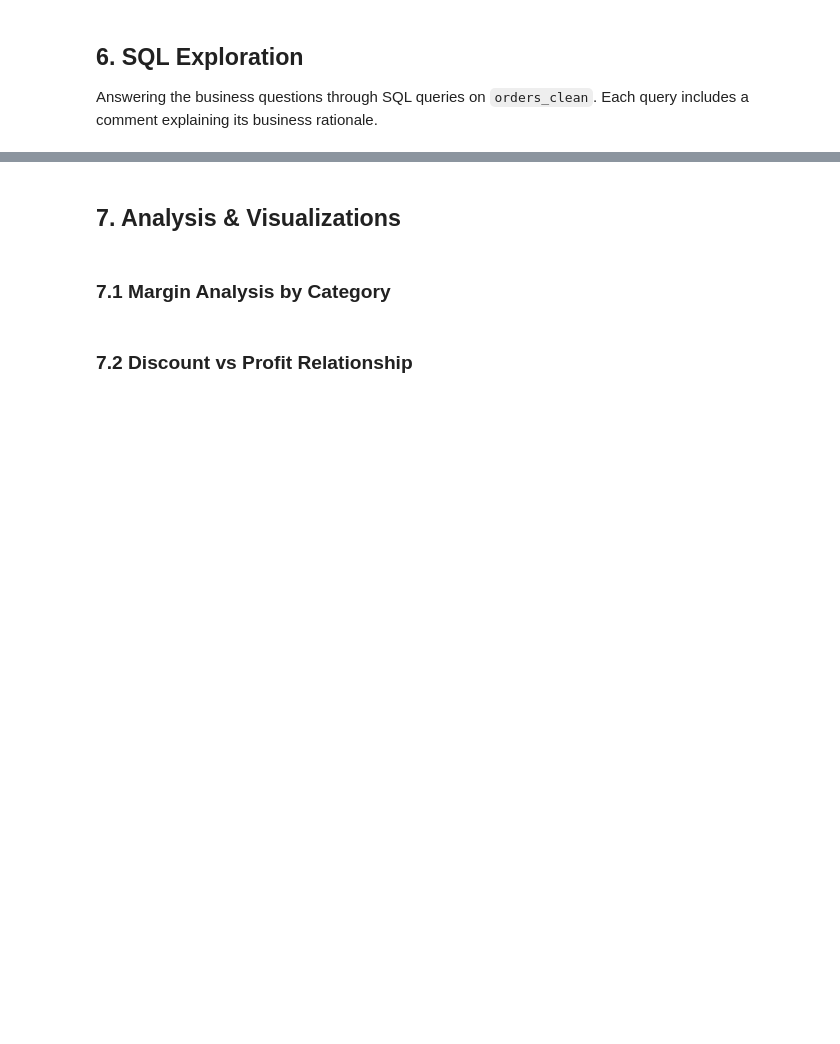
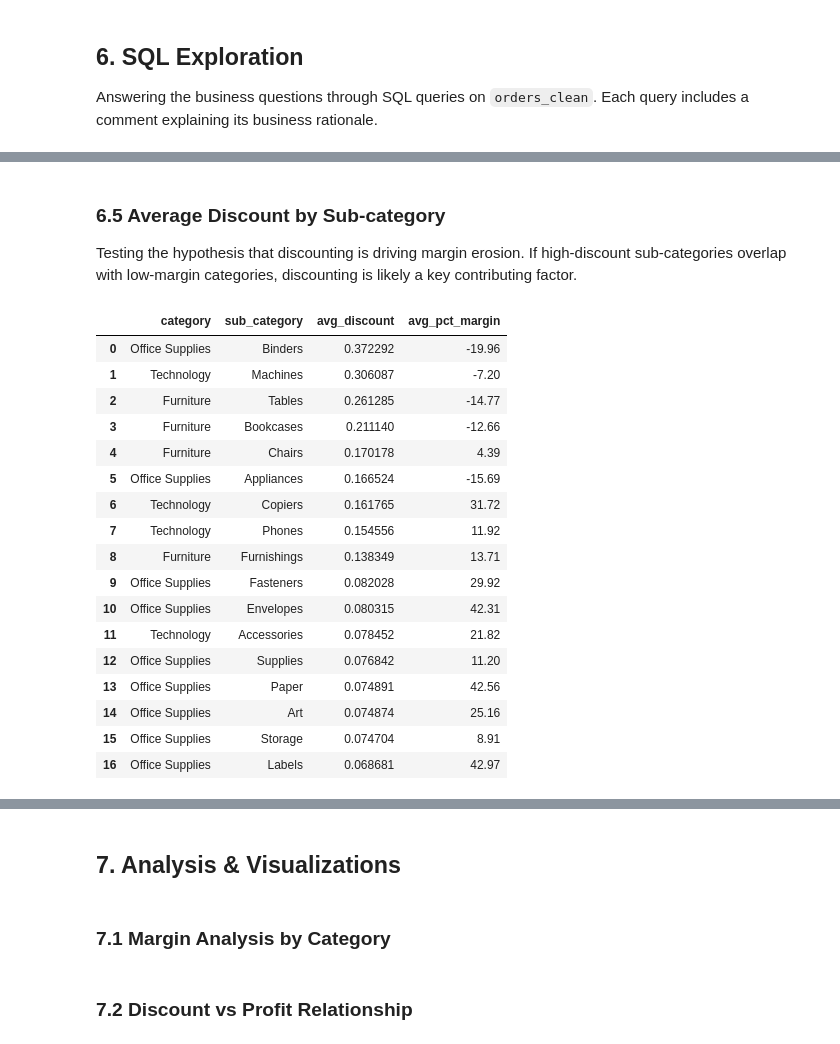
Before and after one commit to l7g/portfolio-data-analyst, a Jupyter notebook: project-1-superstore/notebook.ipynb, the cells around one changed output, grey strips where cells are left out. Cells and saved outputs as stored; diff of their text form; code cells hidden in the pictures; blank space fills up the shorter version.

```diff
--- a/project-1-superstore/notebook.ipynb
+++ b/project-1-superstore/notebook.ipynb
@@ -110,0 +283,35 @@ Each query includes a comment explaining its business rationale.
+# %% [markdown]
+### 6.5 Average Discount by Sub-category
+Testing the hypothesis that discounting is driving margin erosion. If high-discount sub-categories overlap with low-margin categories, discounting is likely a key contributing factor.
+# %%
+q5_discount_by_subcategory = """
+--- Are discounts the cause of margin erosion?
+SELECT category,
+       sub_category,
+       AVG(discount) AS avg_discount,
+       ROUND(AVG(profit_margin)::numeric, 2) AS avg_pct_margin
+FROM orders_clean
+GROUP BY category, sub_category
+ORDER BY avg_discount DESC
+"""
+
+pd.read_sql(q5_discount_by_subcategory, engine)
+# %% [output]
+|  | category | sub_category | avg_discount | avg_pct_margin |
+| 0 | Office Supplies | Binders | 0.372292 | -19.96 |
+| 1 | Technology | Machines | 0.306087 | -7.20 |
+| 2 | Furniture | Tables | 0.261285 | -14.77 |
+| 3 | Furniture | Bookcases | 0.211140 | -12.66 |
+| 4 | Furniture | Chairs | 0.170178 | 4.39 |
+| 5 | Office Supplies | Appliances | 0.166524 | -15.69 |
+| 6 | Technology | Copiers | 0.161765 | 31.72 |
+| 7 | Technology | Phones | 0.154556 | 11.92 |
+| 8 | Furniture | Furnishings | 0.138349 | 13.71 |
+| 9 | Office Supplies | Fasteners | 0.082028 | 29.92 |
+| 10 | Office Supplies | Envelopes | 0.080315 | 42.31 |
+| 11 | Technology | Accessories | 0.078452 | 21.82 |
+| 12 | Office Supplies | Supplies | 0.076842 | 11.20 |
+| 13 | Office Supplies | Paper | 0.074891 | 42.56 |
+| 14 | Office Supplies | Art | 0.074874 | 25.16 |
+| 15 | Office Supplies | Storage | 0.074704 | 8.91 |
+| 16 | Office Supplies | Labels | 0.068681 | 42.97 |
```
Also changed, not shown: parts of 30 cells of this notebook, 1 other file.
